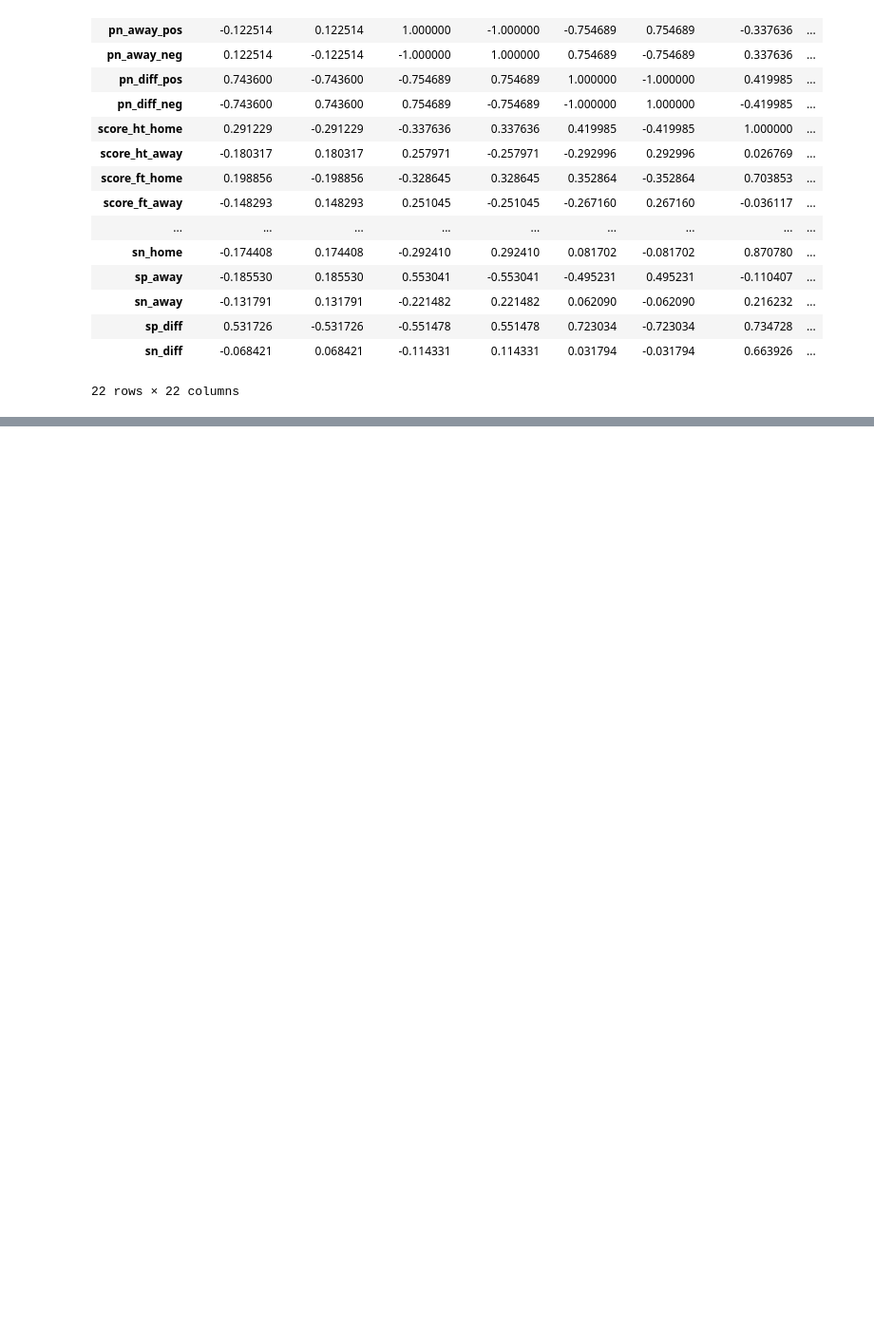
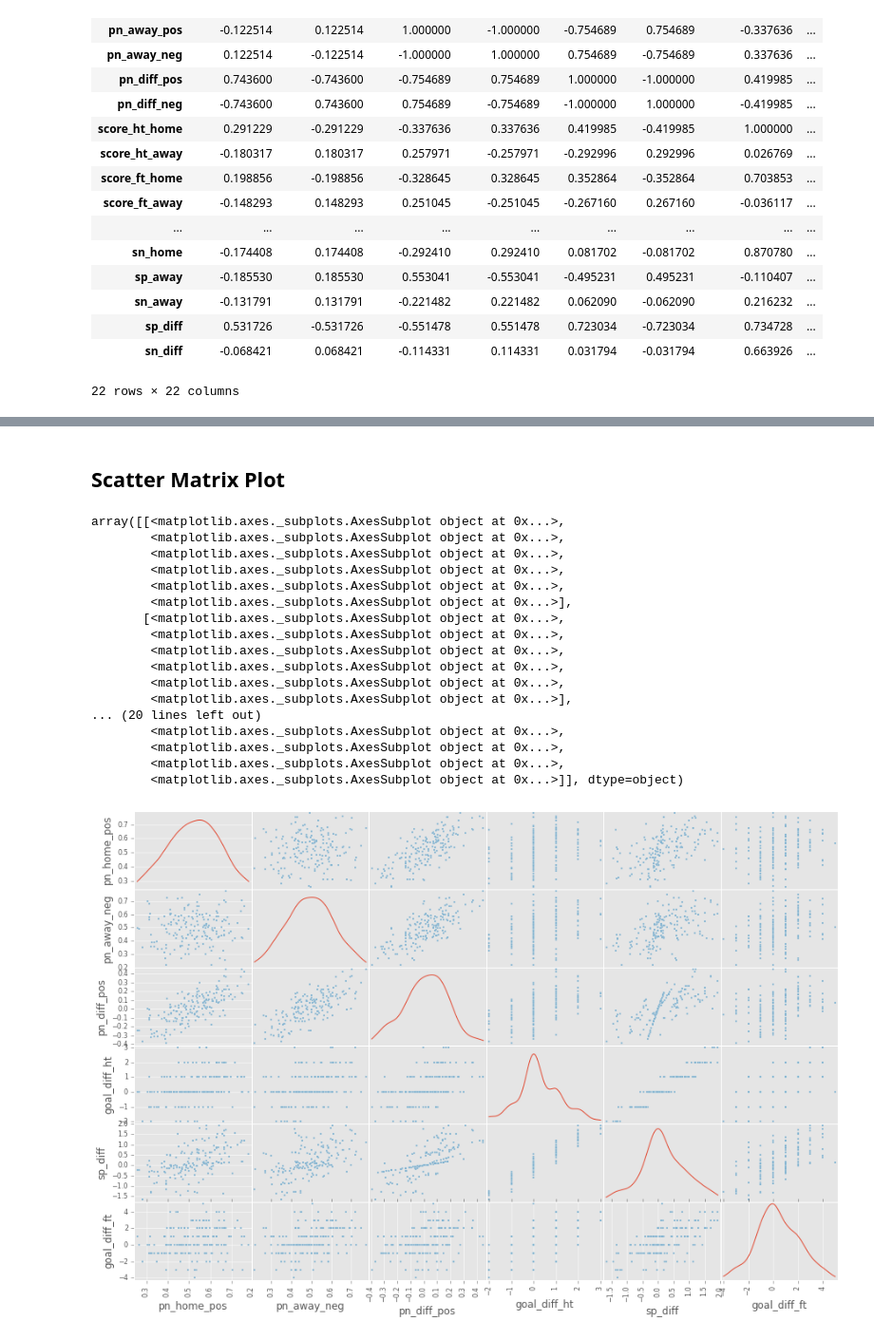
Before and after one commit to byam/predictEPL, a Jupyter notebook: Computation/[Accuracy] Hash Emolex.ipynb, the cells around one changed output, grey strips where cells are left out. Shown at 95% size. Cells and saved outputs as stored; diff of their text form; code cells hidden in the pictures; blank space fills up the shorter version.

```diff
--- a/Computation/[Accuracy] Hash Emolex.ipynb
+++ b/Computation/[Accuracy] Hash Emolex.ipynb
@@ -564,0 +602,33 @@ df.corr()
+# %% [markdown]
+## Scatter Matrix Plot
+# %%
+from pandas.tools.plotting import scatter_matrix
+
+df = CreateDfForModel(ft_wld=True)
+dta = df[[
+        'pn_home_pos', 'pn_away_neg',
+        'pn_diff_pos',
+        'goal_diff_ht',
+        'sp_diff',
+        'goal_diff_ft']]
+
+scatter_matrix(dta, alpha=0.8, figsize=(15, 10), diagonal='kde')
+# %% [output]
+array([[<matplotlib.axes._subplots.AxesSubplot object at 0x...>,
+        <matplotlib.axes._subplots.AxesSubplot object at 0x...>,
+        <matplotlib.axes._subplots.AxesSubplot object at 0x...>,
+        <matplotlib.axes._subplots.AxesSubplot object at 0x...>,
+        <matplotlib.axes._subplots.AxesSubplot object at 0x...>,
+        <matplotlib.axes._subplots.AxesSubplot object at 0x...>],
+       [<matplotlib.axes._subplots.AxesSubplot object at 0x...>,
+        <matplotlib.axes._subplots.AxesSubplot object at 0x...>,
+        <matplotlib.axes._subplots.AxesSubplot object at 0x...>,
+        <matplotlib.axes._subplots.AxesSubplot object at 0x...>,
+        <matplotlib.axes._subplots.AxesSubplot object at 0x...>,
+        <matplotlib.axes._subplots.AxesSubplot object at 0x...>],
+... (20 lines left out)
+        <matplotlib.axes._subplots.AxesSubplot object at 0x...>,
+        <matplotlib.axes._subplots.AxesSubplot object at 0x...>,
+        <matplotlib.axes._subplots.AxesSubplot object at 0x...>,
+        <matplotlib.axes._subplots.AxesSubplot object at 0x...>]], dtype=object)
+[figure, added]
```
Also changed, not shown: parts of 32 cells of this notebook, 3 other files.
